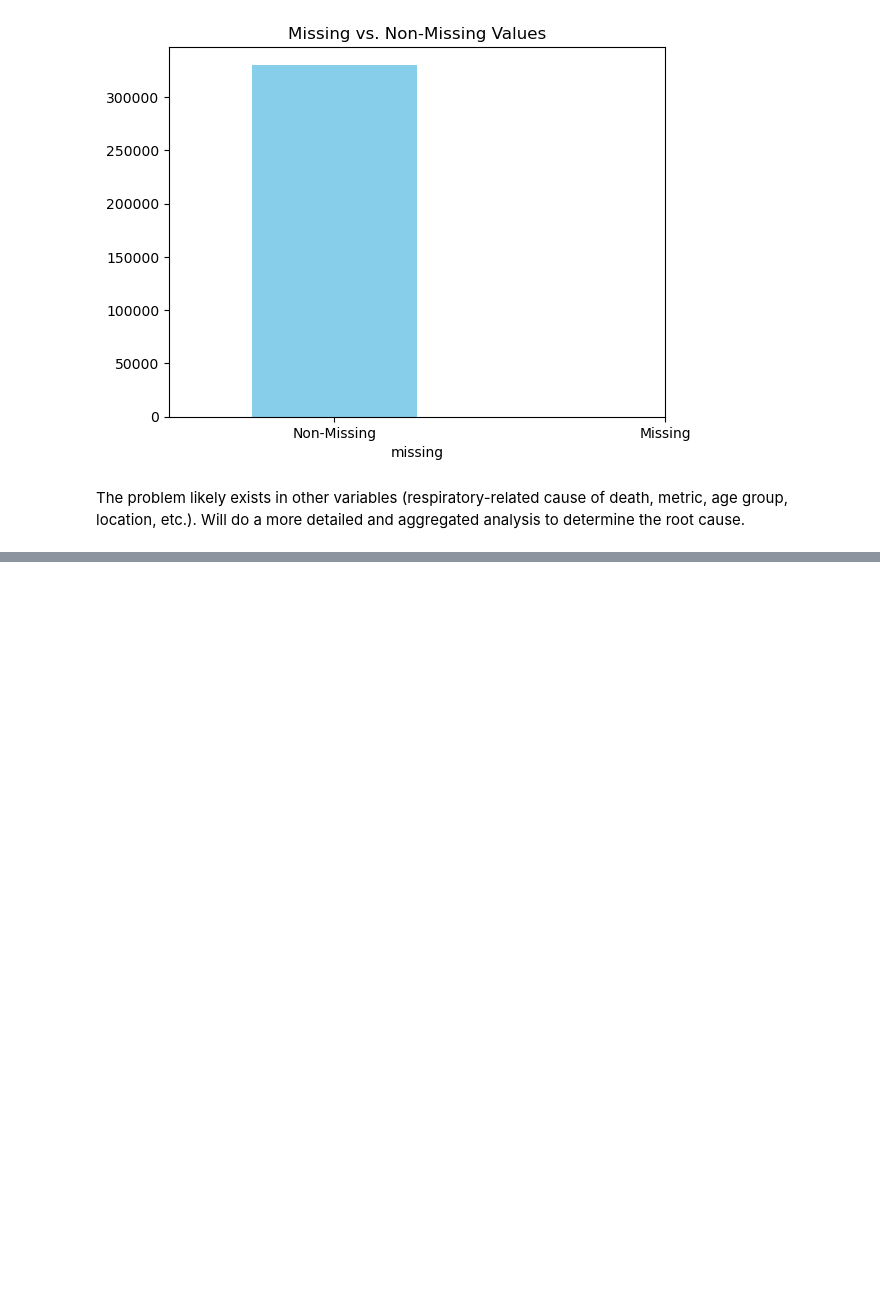
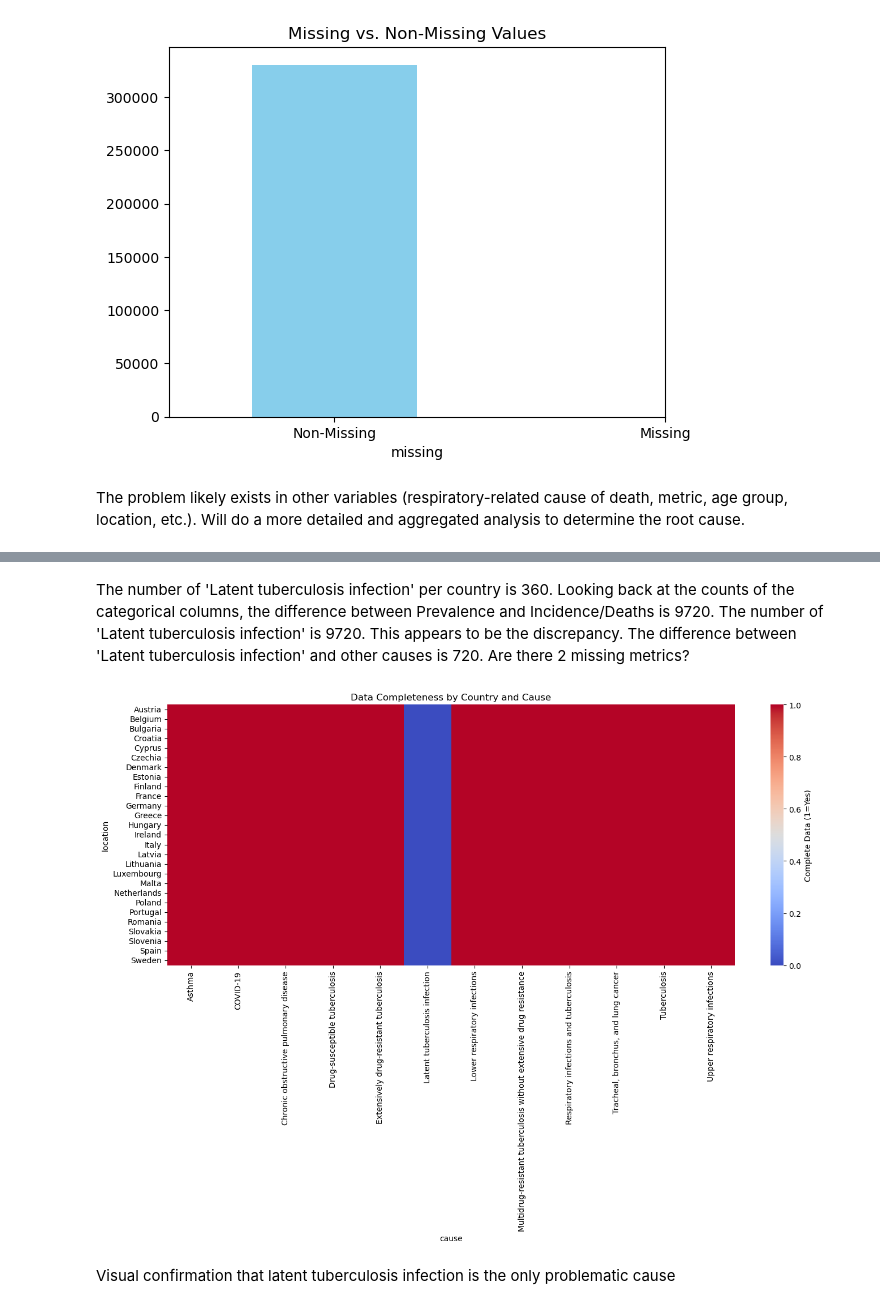
Before and after one commit to chrislagamba/Python-Data-Analysis, a Jupyter notebook: Respiratory Causes of Death - EU-27 - 2012-2021/EU_respiratory_deaths_2012_2021.ipynb, the cells around one changed output, grey strips where cells are left out. Saved outputs shown, nothing was run; the diff lists cells and outputs as text; code cells hidden in the pictures; blank space fills up the shorter version.

Commit message:
Continuing exploratory data analysis

```diff
--- a/Respiratory Causes of Death - EU-27 - 2012-2021/EU_respiratory_deaths_2012_2021.ipynb
+++ b/Respiratory Causes of Death - EU-27 - 2012-2021/EU_respiratory_deaths_2012_2021.ipynb
@@ -198,0 +261,22 @@ Duplicate rows: 330480
+# %% [markdown]
+The number of 'Latent tuberculosis infection' per country is 360. Looking back at the counts of the categorical columns, the difference between Prevalence and Incidence/Deaths is 9720. The number of 'Latent tuberculosis infection' is 9720. This appears to be the discrepancy. The difference between 'Latent tuberculosis infection' and other causes is 720. Are there 2 missing metrics?
+# %%
+# Visualization for a closer look at Latent tuberculosis infection
+# Prepare coverage data
+coverage_data = gbd.groupby(['location', 'cause'], observed=False).size().unstack().fillna(0)
+plt.figure(figsize=(14, 10))
+
+# Heatmap of entries per country/cause
+sns.heatmap(
+    coverage_data.map(lambda x: 1 if x >= 1080 else 0),  # 1080 = complete entry
+    cmap='coolwarm',
+    cbar_kws={'label': 'Complete Data (1=Yes)'}
+)
+plt.title('Data Completeness by Country and Cause')
+plt.xticks(rotation=90)
+plt.tight_layout()
+plt.show()
+# %% [output]
+[figure, added]
+# %% [markdown]
+Visual confirmation that latent tuberculosis infection is the only problematic cause
```
Also changed, not shown: parts of 6 cells of this notebook.
